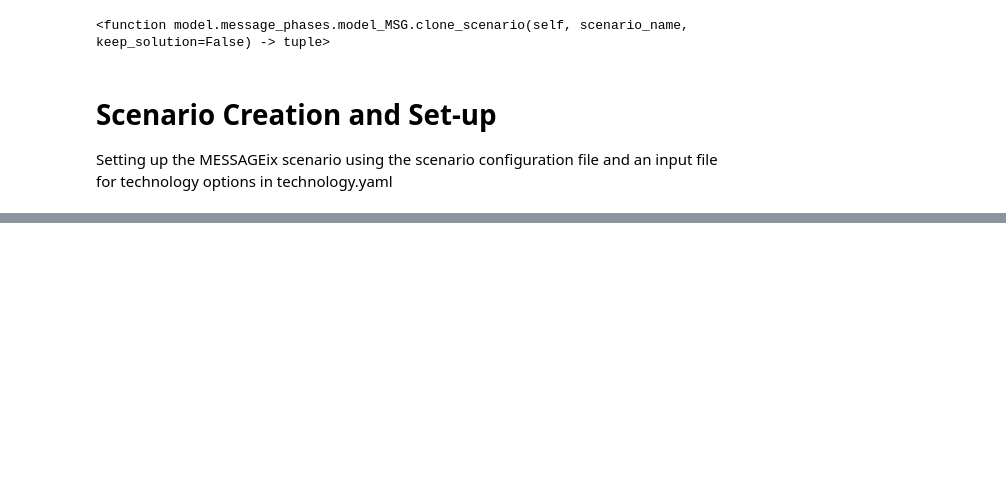
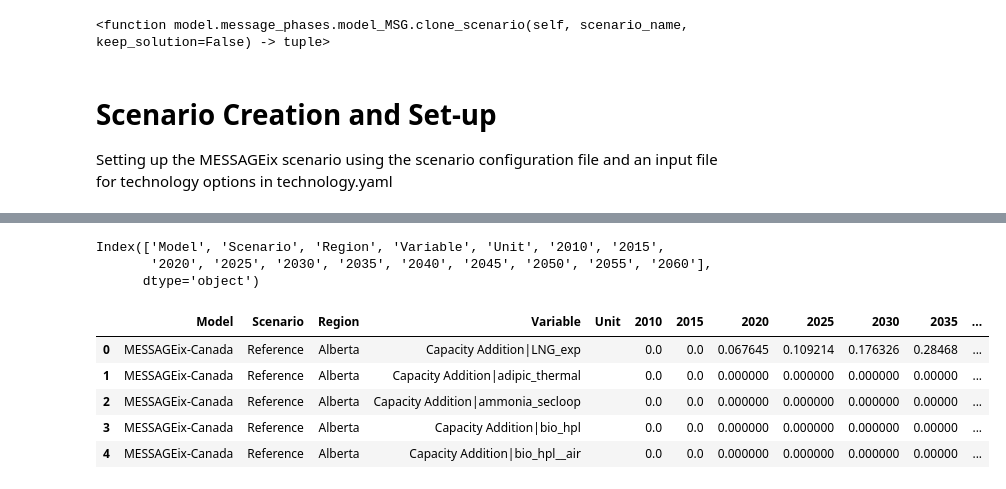
Before and after one commit to awais307/message-ix-canada, a Jupyter notebook: model/notebooks/development_hydrogen.ipynb, the cells around one changed output, grey strips where cells are left out. Saved outputs shown, nothing was run; the diff lists cells and outputs as text; code cells hidden in the pictures; blank space fills up the shorter version.

```diff
--- a/model/notebooks/development_hydrogen.ipynb
+++ b/model/notebooks/development_hydrogen.ipynb
@@ -44,0 +331,15 @@ Config file 'model/scenarios\baseline\config.toml' passed format verification!
+# %%
+report_df.columns
+# %% [output]
+Index(['Model', 'Scenario', 'Region', 'Variable', 'Unit', '2010', '2015',
+       '2020', '2025', '2030', '2035', '2040', '2045', '2050', '2055', '2060'],
+      dtype='object')
+# %%
+report_df.head()
+# %% [output]
+|  | Model | Scenario | Region | Variable | Unit | 2010 | 2015 | 2020 | 2025 | 2030 | 2035 | ... |
+| 0 | MESSAGEix-Canada | Reference | Alberta | Capacity Addition|LNG_exp |  | 0.0 | 0.0 | 0.067645 | 0.109214 | 0.176326 | 0.28468 | ... |
+| 1 | MESSAGEix-Canada | Reference | Alberta | Capacity Addition|adipic_thermal |  | 0.0 | 0.0 | 0.000000 | 0.000000 | 0.000000 | 0.00000 | ... |
+| 2 | MESSAGEix-Canada | Reference | Alberta | Capacity Addition|ammonia_secloop |  | 0.0 | 0.0 | 0.000000 | 0.000000 | 0.000000 | 0.00000 | ... |
+| 3 | MESSAGEix-Canada | Reference | Alberta | Capacity Addition|bio_hpl |  | 0.0 | 0.0 | 0.000000 | 0.000000 | 0.000000 | 0.00000 | ... |
+| 4 | MESSAGEix-Canada | Reference | Alberta | Capacity Addition|bio_hpl__air |  | 0.0 | 0.0 | 0.000000 | 0.000000 | 0.000000 | 0.00000 | ... |
```
Also changed, not shown: parts of 15 cells of this notebook, 4 other files.
